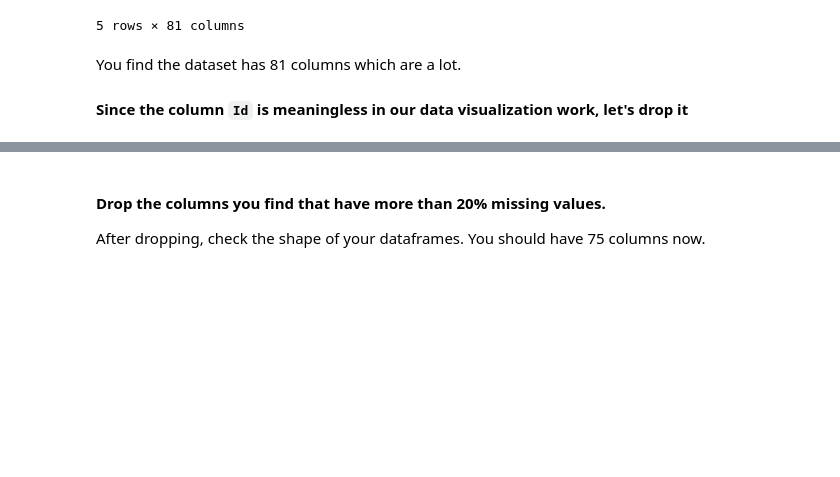
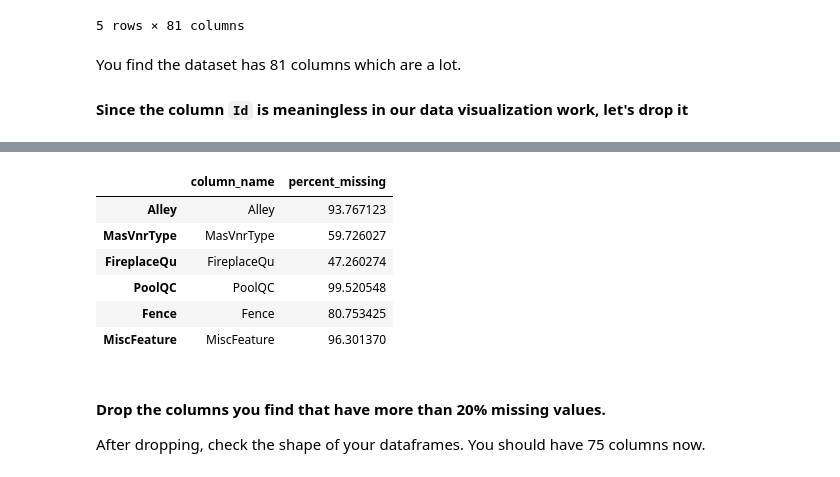
Before and after one commit to TebasMartinez/lab-storytelling-data-visualization, a Jupyter notebook: your-code/main.ipynb, the cells around one changed output, grey strips where cells are left out. Drawn from its saved outputs; the diff is of its cells as text; code cells hidden in the pictures; blank space fills up the shorter version.

```diff
--- a/your-code/main.ipynb
+++ b/your-code/main.ipynb
@@ -52,3 +50,17 @@ Make a table containing the column name and the percentage of missing values. Pr
+# %%
+percent_missing = (df.isnull().sum() * 100 / len(df))
+missing_value_df = pd.DataFrame({'column_name': df.columns,
+                                 'percent_missing': percent_missing})
+missing20 = missing_value_df[missing_value_df["percent_missing"] > 20]
+missing20
+# %% [output]
+|  | column_name | percent_missing |
+| Alley | Alley | 93.767123 |
+| MasVnrType | MasVnrType | 59.726027 |
+| FireplaceQu | FireplaceQu | 47.260274 |
+| PoolQC | PoolQC | 99.520548 |
+| Fence | Fence | 80.753425 |
+| MiscFeature | MiscFeature | 96.301370 |
 # %% [markdown]
 #### Drop the columns you find that have more than 20% missing values.
 
```
Also changed, not shown: parts of 9 cells of this notebook, 1 other file.
